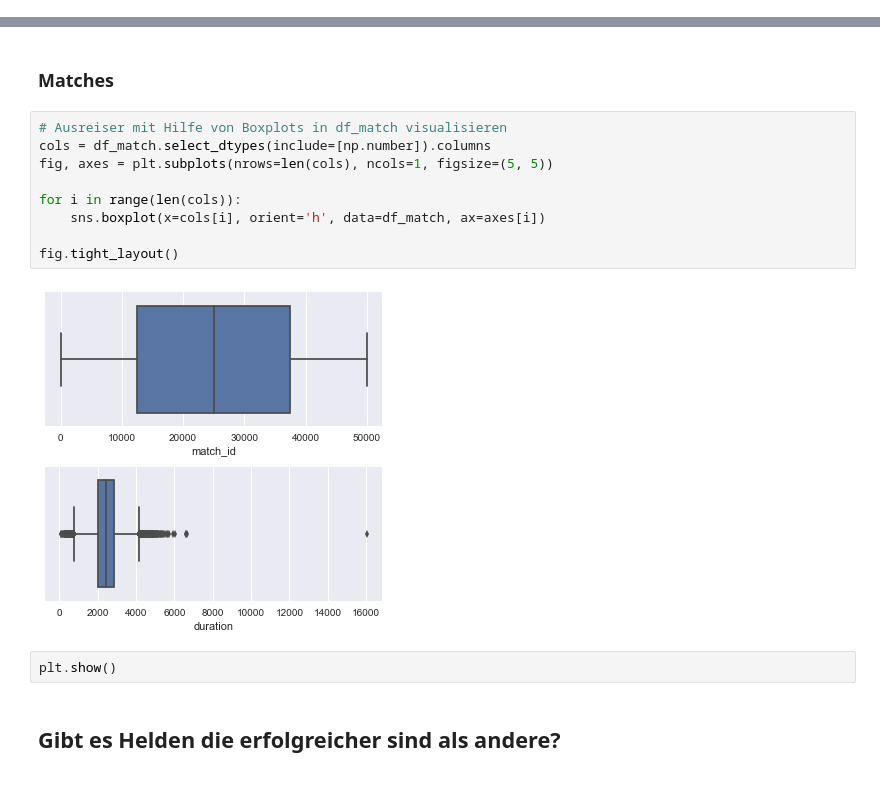
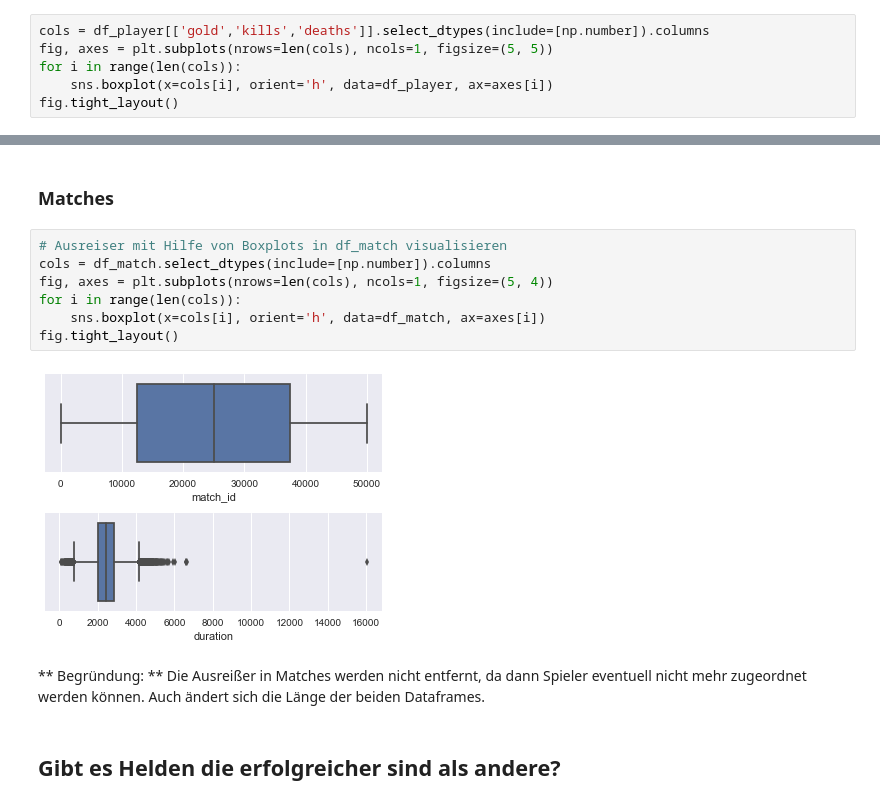
Before and after one commit to agruenth/BDA_SS17, a Jupyter notebook: Final.ipynb, the cells around one changed output, grey strips where cells are left out. Cells and saved outputs as stored; diff of their text form.

```diff
--- a/Final.ipynb
+++ b/Final.ipynb
@@ -270,0 +269,6 @@ plt.show()
+# %%
+cols = df_player[['gold','kills','deaths']].select_dtypes(include=[np.number]).columns
+fig, axes = plt.subplots(nrows=len(cols), ncols=1, figsize=(5, 5))
+for i in range(len(cols)):
+    sns.boxplot(x=cols[i], orient='h', data=df_player, ax=axes[i])
+fig.tight_layout()
@@ -273,16 +279,15 @@ plt.show()
 # %%
 # Ausreiser mit Hilfe von Boxplots in df_match visualisieren
 cols = df_match.select_dtypes(include=[np.number]).columns
-fig, axes = plt.subplots(nrows=len(cols), ncols=1, figsize=(5, 5))
-
+fig, axes = plt.subplots(nrows=len(cols), ncols=1, figsize=(5, 4))
 for i in range(len(cols)):
     sns.boxplot(x=cols[i], orient='h', data=df_match, ax=axes[i])
-
 fig.tight_layout()
 # %% [output]
-[figure, old version]
+[figure, new version]
-# %%
-plt.show()
+# %% [markdown]
+** Begründung: **
+Die Ausreißer in Matches werden nicht entfernt, da dann Spieler eventuell nicht mehr zugeordnet werden können. Auch ändert sich die Länge der beiden Dataframes.
 # %% [markdown]
 ## Gibt es Helden die erfolgreicher sind als andere?
 # %%
```
Also changed, not shown: parts of 52 cells of this notebook, 4 other files.
